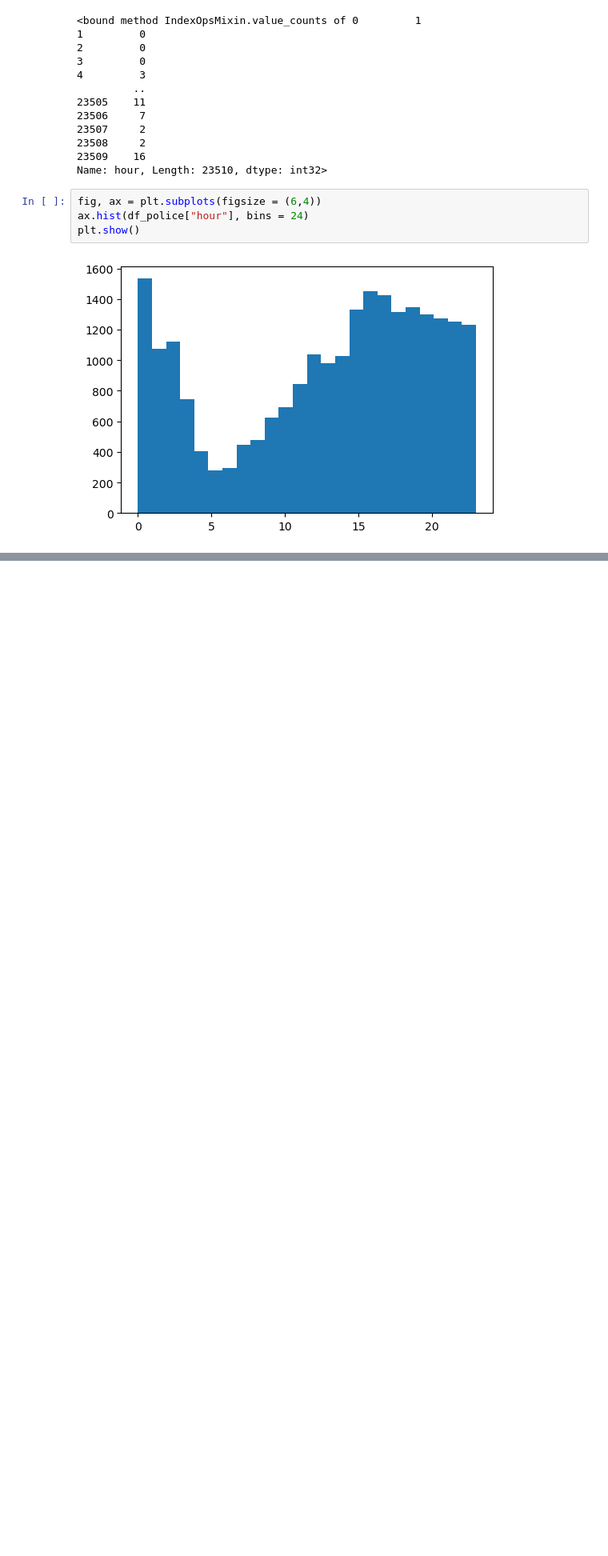
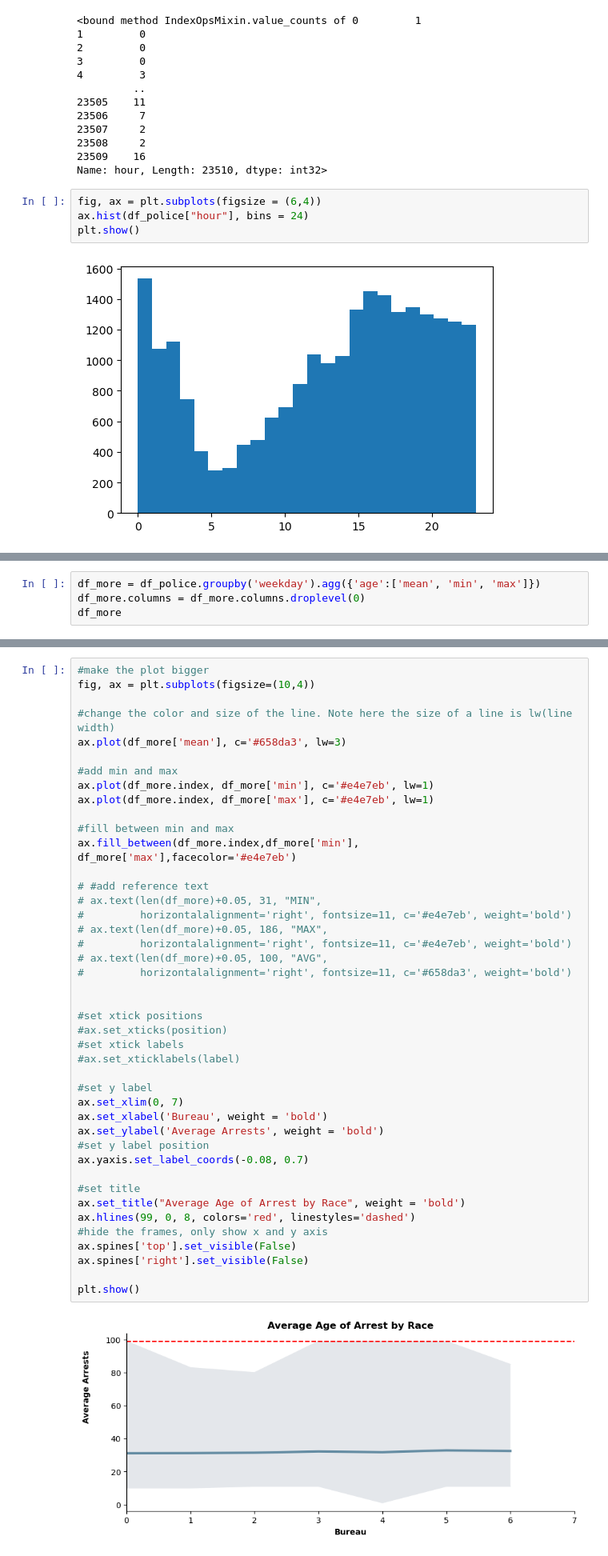
Before and after one commit to emmajslz/eda-project-police-arrest, a Jupyter notebook: eda_fp_scratch.ipynb, the cells around one changed output, grey strips where cells are left out. Shown: that part at 80% size. Cells and saved outputs as stored; diff of their text form; blank space fills up the shorter version.

```diff
--- a/eda_fp_scratch.ipynb
+++ b/eda_fp_scratch.ipynb
@@ -234,0 +349,4 @@ KeyError: 'Age'
+# %%
+df_more = df_police.groupby('weekday').agg({'age':['mean', 'min', 'max']})
+df_more.columns = df_more.columns.droplevel(0)
+df_more
@@ -234,0 +363,45 @@ KeyError: 'Age'
+# %%
+#make the plot bigger
+fig, ax = plt.subplots(figsize=(10,4))
+
+#change the color and size of the line. Note here the size of a line is lw(line width)
+ax.plot(df_more['mean'], c='#658da3', lw=3)
+
+#add min and max
+ax.plot(df_more.index, df_more['min'], c='#e4e7eb', lw=1)
+ax.plot(df_more.index, df_more['max'], c='#e4e7eb', lw=1)
+
+#fill between min and max
+ax.fill_between(df_more.index,df_more['min'], df_more['max'],facecolor='#e4e7eb')
+
+# #add reference text
+# ax.text(len(df_more)+0.05, 31, "MIN",
+#         horizontalalignment='right', fontsize=11, c='#e4e7eb', weight='bold')
+# ax.text(len(df_more)+0.05, 186, "MAX",
+#         horizontalalignment='right', fontsize=11, c='#e4e7eb', weight='bold')
+# ax.text(len(df_more)+0.05, 100, "AVG",
+#         horizontalalignment='right', fontsize=11, c='#658da3', weight='bold')
+
+
+#set xtick positions
+#ax.set_xticks(position)
+#set xtick labels
+#ax.set_xticklabels(label)
+
+#set y label
+ax.set_xlim(0, 7)
+ax.set_xlabel('Bureau', weight = 'bold')
+ax.set_ylabel('Average Arrests', weight = 'bold')
+#set y label position
+ax.yaxis.set_label_coords(-0.08, 0.7)
+
+#set title
+ax.set_title("Average Age of Arrest by Race", weight = 'bold')
+ax.hlines(99, 0, 8, colors='red', linestyles='dashed')
+#hide the frames, only show x and y axis
+ax.spines['top'].set_visible(False)
+ax.spines['right'].set_visible(False)
+
+plt.show()
+# %% [output]
+[figure, added]
```
Also changed, not shown: parts of 14 cells of this notebook.
